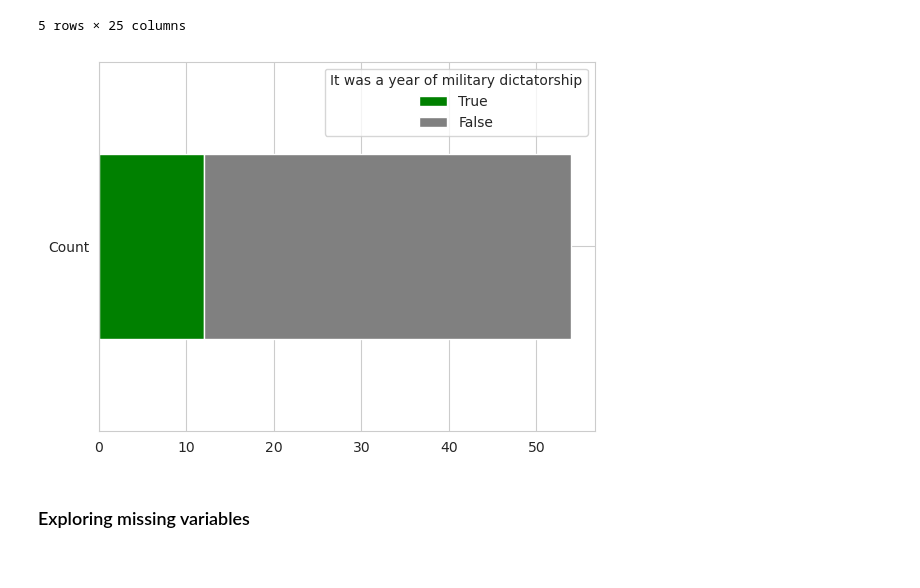
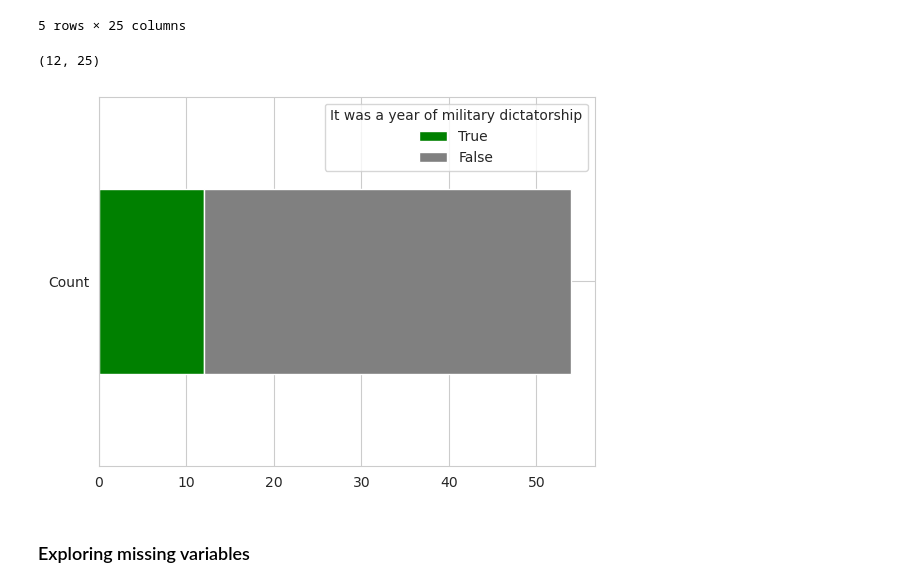
Before and after one commit to alejo-cuello/research-on-argentina, a Jupyter notebook: notebooks/0.1-alejo-explore_data.ipynb, the cells around one changed output. Saved outputs shown, nothing was run; the diff lists cells and outputs as text; code cells hidden in the pictures.

```diff
--- a/notebooks/0.1-alejo-explore_data.ipynb
+++ b/notebooks/0.1-alejo-explore_data.ipynb
@@ -116,10 +116,12 @@ arg_di_df_best_cases.head()
 | 13 | 1973 | 1287000.0 | 2.436859e+11 | 2.811754 | 9739.416271 | 1.136093 | ... |
 | 14 | 1974 | 1287000.0 | 2.571710e+11 | 5.533804 | 10105.049508 | 3.754160 | ... |
 5 rows × 25 columns
-# %%
-plot_count_of_years_of_military_dictatorship(arg_di_df_best_cases)
-# %% [output]
-[figure, removed]
+# %%
+plot_count_of_years_of_military_dictatorship(arg_di_df_best_cases)
+arg_di_df_best_cases[arg_di_df_best_cases['year.of.dictatorship']].shape
+# %% [output]
+(12, 25)
+[figure, added]
 # %% [markdown]
 ### Exploring missing variables
 # %%
```
Also changed, not shown: parts of 3 cells of this notebook.
